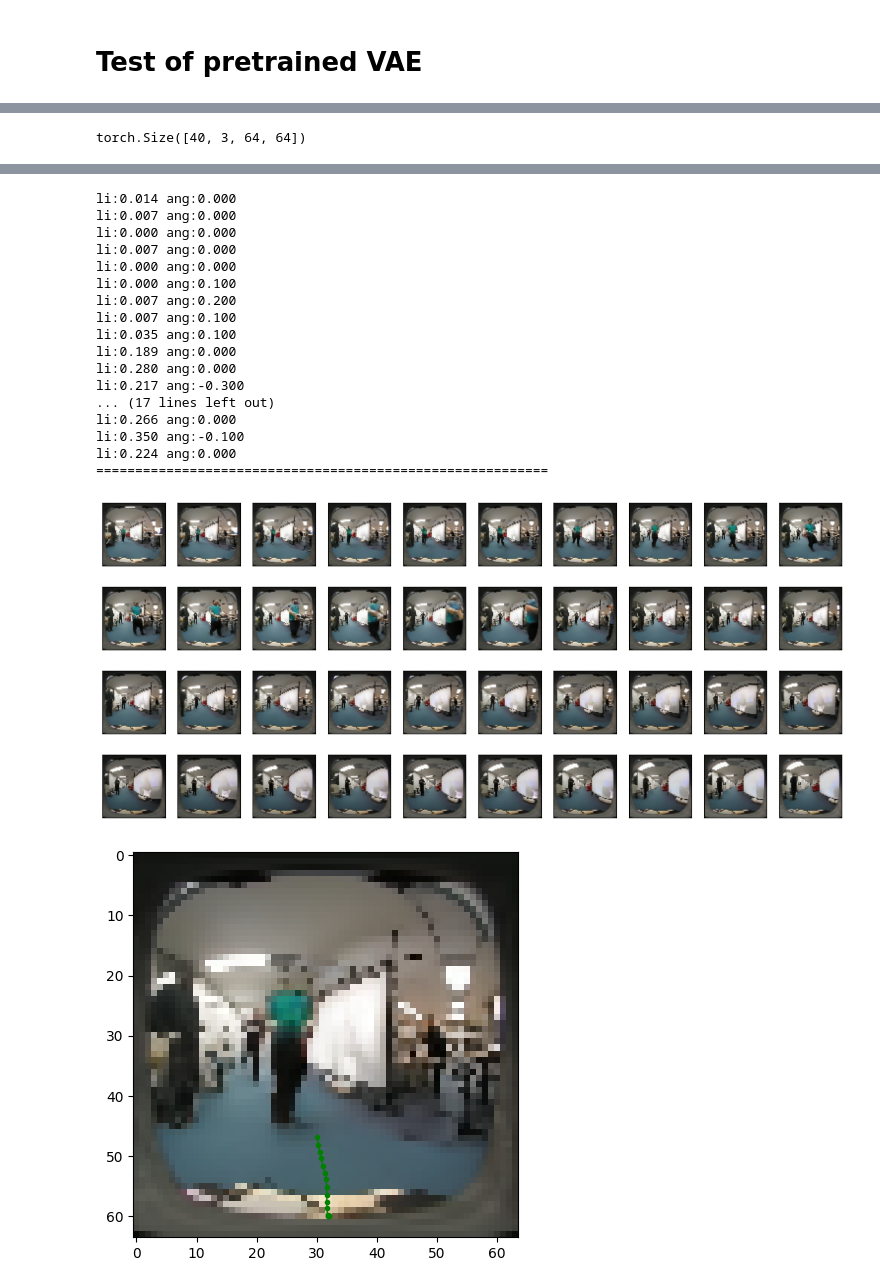
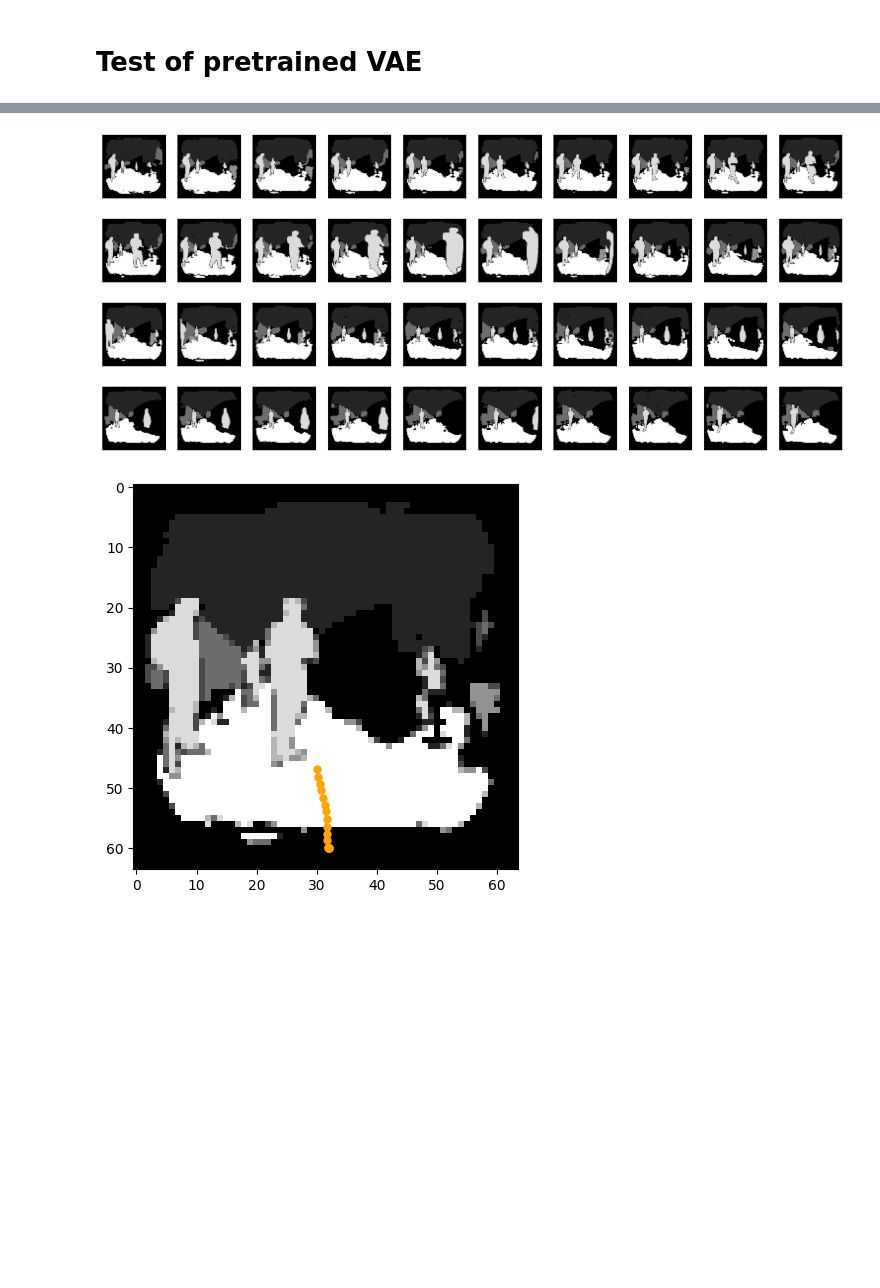
Before and after one commit to innovation-x/mmVDT_robo_nav, a Jupyter notebook: test_vae.ipynb, the cells around one changed output, grey strips where cells are left out. Cells and saved outputs as stored; diff of their text form; code cells hidden in the pictures; blank space fills up the shorter version.

```diff
--- a/test_vae.ipynb
+++ b/test_vae.ipynb
@@ -14,13 +14,13 @@ import matplotlib.pyplot as plt
 import matplotlib.image as mpimg
 from torchvision.utils import save_image
 # %%
-DEVICE = torch.device("cuda:1" if torch.cuda.is_available() else "cpu")
+DEVICE = torch.device("cuda:0" if torch.cuda.is_available() else "cpu")
 print(DEVICE)
 # The parser setting
 parser = argparse.ArgumentParser()
 parser = VideoDataset.add_model_specific_args(parser)
-# parser.add_argument('--data_path', type=str, default='dataset/2024-10-31_xacti_5fps')
-parser.add_argument('--data_path', type=str, default='dataset/2024-10-31_xacti_5fps_origin')
+parser.add_argument('--data_path', type=str, default='dataset/2024-10-31_xacti_5fps')
+# parser.add_argument('--data_path', type=str, default='dataset/2024-10-31_xacti_5fps_origin')
 # parser.add_argument('--data_path', type=str, default='/home/xu/xu/robo_nav/dataset/Huron_processed_seg')
 
 parser.add_argument('--sequence_length', type=int, default=40)
@@ -62,24 +62,24 @@ metadata exists in: dataset/2024-10-31_xacti_5fps_origin/test/metadata_40.pkl
 # %%
 from diffusers.models import AutoencoderKL
 mulgpu = True
-rgb = True
+rgb = False
 
 if mulgpu:
     if rgb:
         input_dim = 3
         modelData = 'checkpoints_vae_seg/vae_20241116_rgb40.pth.tar'
-        checkpoint = torch.load(modelData)
+        checkpoint = torch.load(modelData, map_location=DEVICE)
         state_dict = checkpoint['model_state_dict']
         state_dict = {k.replace("module.", ""): v for k, v in state_dict.items()}
     else:
         input_dim = 9
-        modelData = 'checkpoints_vae_seg/vae_20241031_20.pth.tar'
-        checkpoint = torch.load(modelData)
+        modelData = 'checkpoints_vae_seg/vae_20241031_60.pth.tar'
+        checkpoint = torch.load(modelData, map_location=DEVICE)
         state_dict = checkpoint['model_state_dict']
         state_dict = {k.replace("module.", ""): v for k, v in state_dict.items()}
 else:
     modelData = 'checkpoints_vae_seg/vae_40.pth.tar'
-    checkpoint = torch.load(modelData)
+    checkpoint = torch.load(modelData, map_location=DEVICE)
     state_dict = checkpoint['model_state_dict']
 
 vae = AutoencoderKL.from_pretrained(f"stabilityai/sd-vae-ft-mse")
@@ -91,14 +91,14 @@ vae = vae.to(DEVICE)
 # %%
 from utils import visual_vid_mmot
 
-valid_dataset = Dataset(args.data_path, args.sequence_length,rgb=True, train=True, resolution=args.resolution)
+valid_dataset = Dataset(args.data_path, args.sequence_length,rgb=rgb, train=True, resolution=args.resolution)
 batch, vid_idx, path = valid_dataset[13348]
 print(vid_idx, path)
 
 x, mot = dict.values(batch)
 print(x.shape)
 mot = mot.reshape(1,2,args.sequence_length).permute(0,2,1).to(DEVICE)
-visual_vid_mmot(x.reshape(args.sequence_length,64,64,input_dim),mot.reshape(1,args.sequence_length,2), grid=False, rgb=rgb)
+visual_vid_mmot(x.reshape(1,args.sequence_length,64,64,input_dim),mot.reshape(1,args.sequence_length,2), grid=False, rgb=rgb)
 
 raw_x = x.permute(0,3,1,2).to(DEVICE)
 print(raw_x.permute(0,2,3,1)[0,0,0])
@@ -137,5 +137,5 @@ print(y.shape)
 # print(a[0,0,0])
 y = y.permute(0,2,3,1)
 # print(y[0,0,0])
-visual_vid_mmot(y.reshape(args.sequence_length,64,64,input_dim),mot.reshape(1,args.sequence_length,2), grid=False, rgb=rgb)
+visual_vid_mmot(y.reshape(1,args.sequence_length,64,64,input_dim),mot.reshape(1,args.sequence_length,2), grid=False, rgb=rgb)
 # %% [output]
@@ -144 +158,0 @@ Clipping input data to the valid range for imshow with RGB data ([0..1] for floa
-torch.Size([40, 3, 64, 64])
@@ -162,22 +159,5 @@ Clipping input data to the valid range for imshow with RGB data ([0..1] for floa
-li:0.014 ang:0.000
-li:0.007 ang:0.000
-li:0.000 ang:0.000
-li:0.007 ang:0.000
-li:0.000 ang:0.000
-li:0.000 ang:0.100
-li:0.007 ang:0.200
-li:0.007 ang:0.100
-li:0.035 ang:0.100
-li:0.189 ang:0.000
-li:0.280 ang:0.000
-li:0.217 ang:-0.300
-... (17 lines left out)
-li:0.266 ang:0.000
-li:0.350 ang:-0.100
-li:0.224 ang:0.000
-==========================================================
-[figure, old version]
+[figure, new version]
-[figure, old version]
+[figure, new version]
 # %%
 import math
 import torch.nn.functional as F
```
Also changed, not shown: parts of 4 cells of this notebook, 46 other files.
